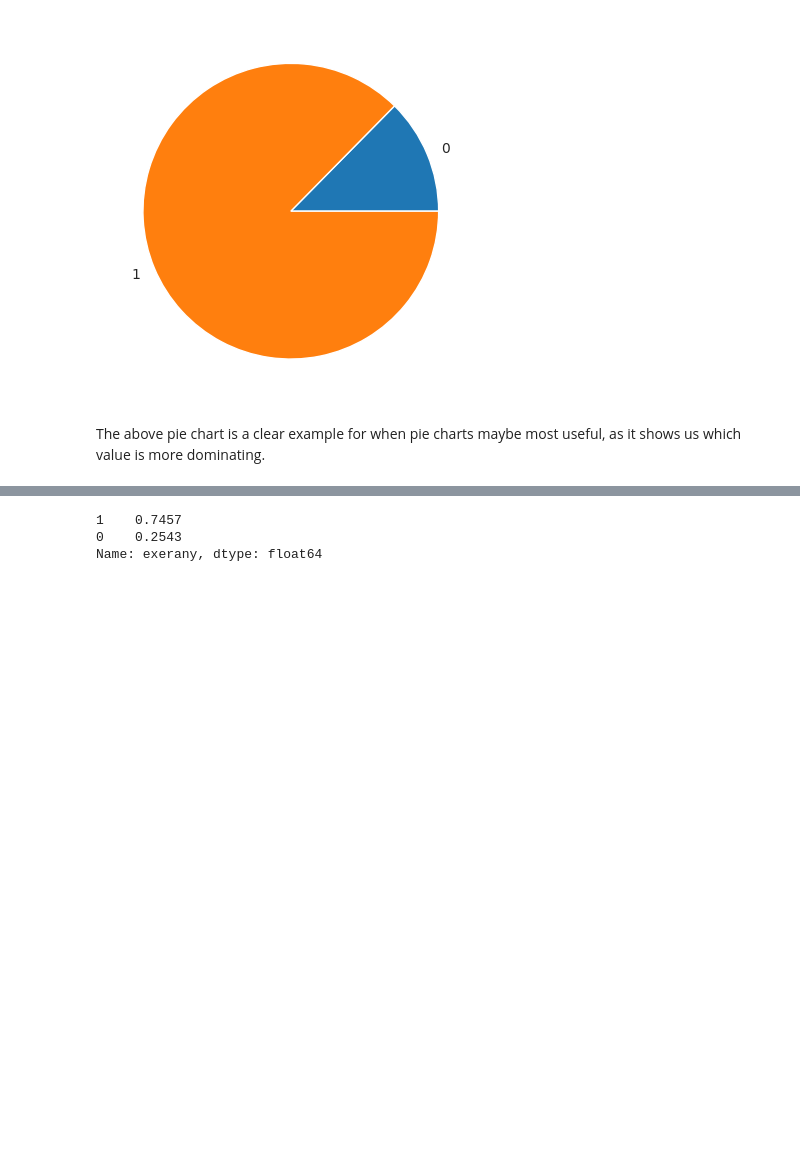
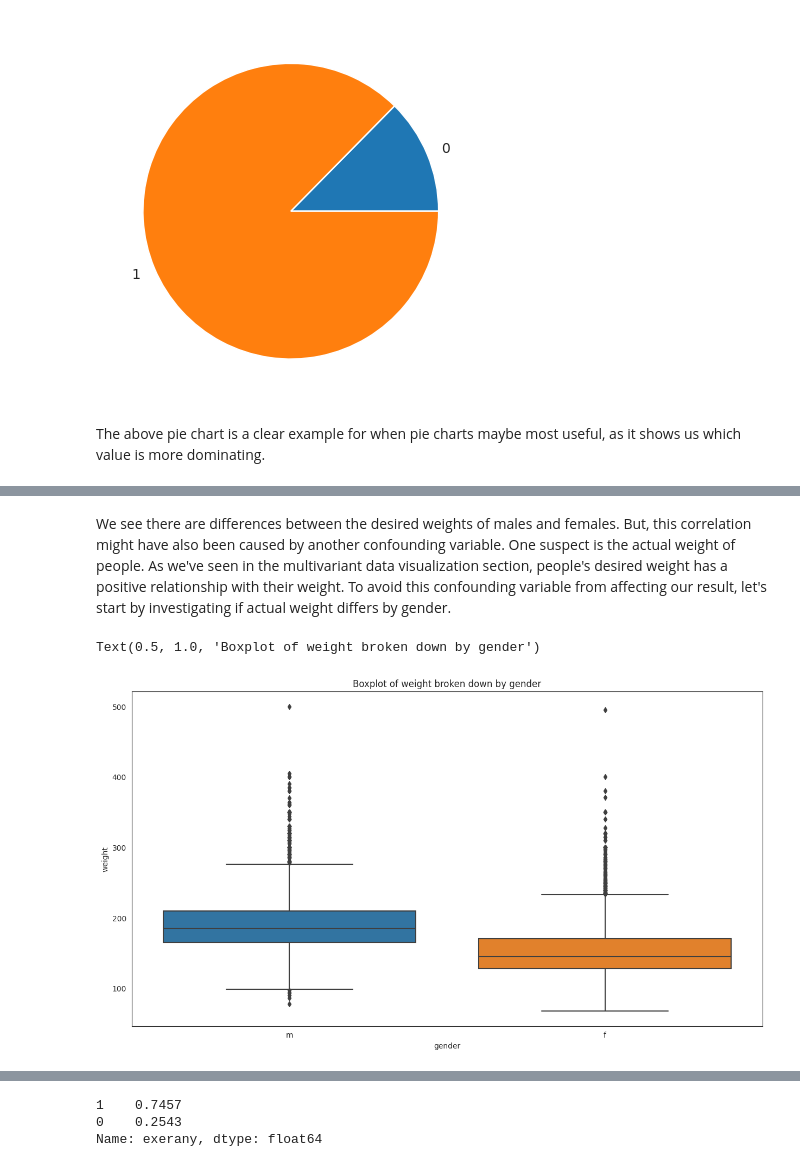
Before and after one commit to EphiWalker/BRFSS_Health, a Jupyter notebook: brfss_health.ipynb, the cells around one changed output, grey strips where cells are left out. Saved outputs shown, nothing was run; the diff lists cells and outputs as text; code cells hidden in the pictures; blank space fills up the shorter version.

```diff
--- a/brfss_health.ipynb
+++ b/brfss_health.ipynb
@@ -357,0 +389,9 @@ smoke.plot(kind='bar', color='turquoise',
+# %% [markdown]
+We see there are differences between the desired weights of males and females. But, this correlation might have also been caused by another confounding variable. One suspect is the actual weight of people. As we've seen in the multivariant data visualization section, people's desired weight has a positive relationship with their weight. To avoid this confounding variable from affecting our result, let's start by investigating if actual weight differs by gender.
+# %%
+plt.figure(figsize=(15,8))
+sns.boxplot(x=cdc['gender'], y=cdc['weight'])
+plt.title('Boxplot of weight broken down by gender')
+# %% [output]
+Text(0.5, 1.0, 'Boxplot of weight broken down by gender')
+[figure, added]
```
Also changed, not shown: parts of 22 cells of this notebook.
